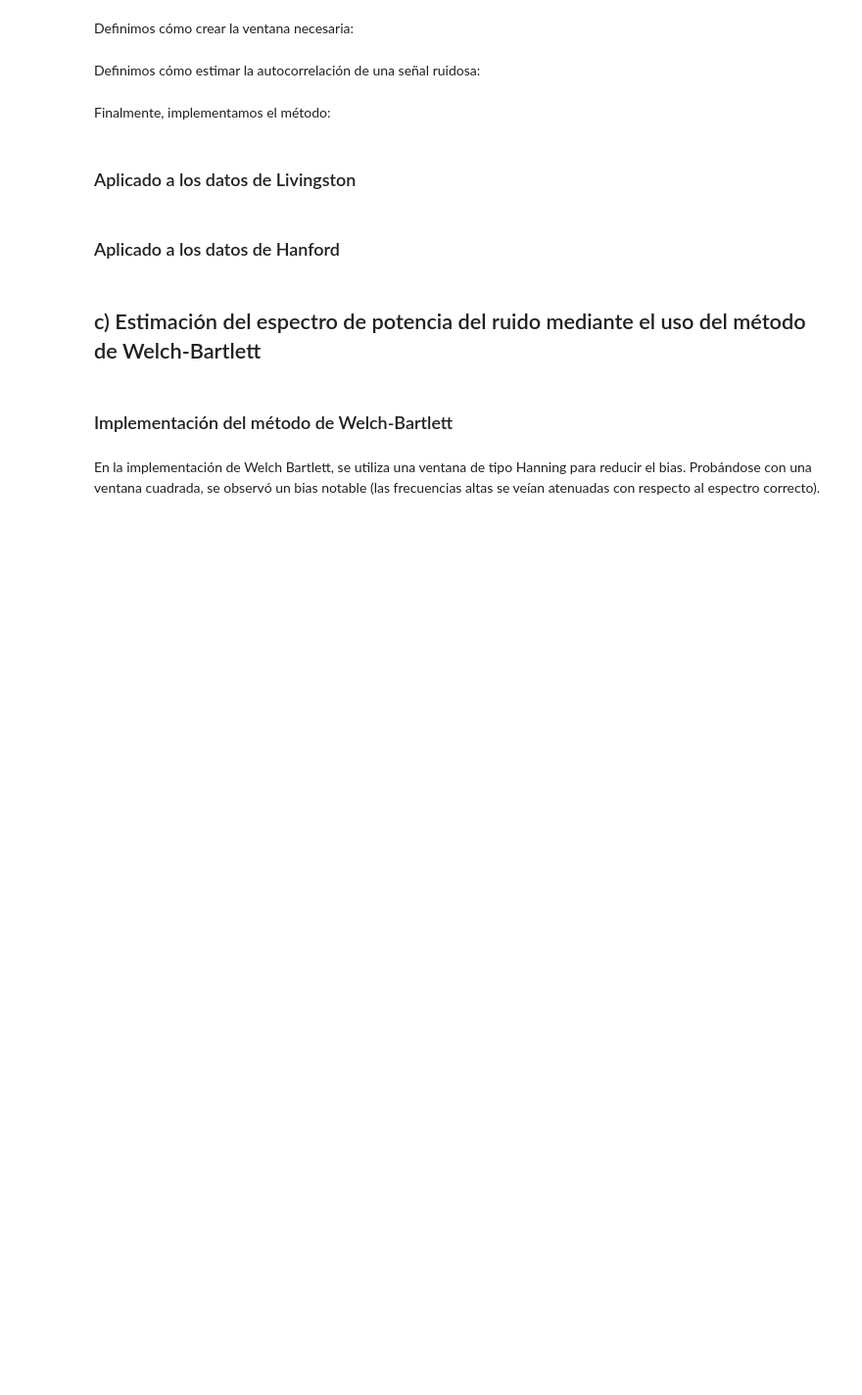
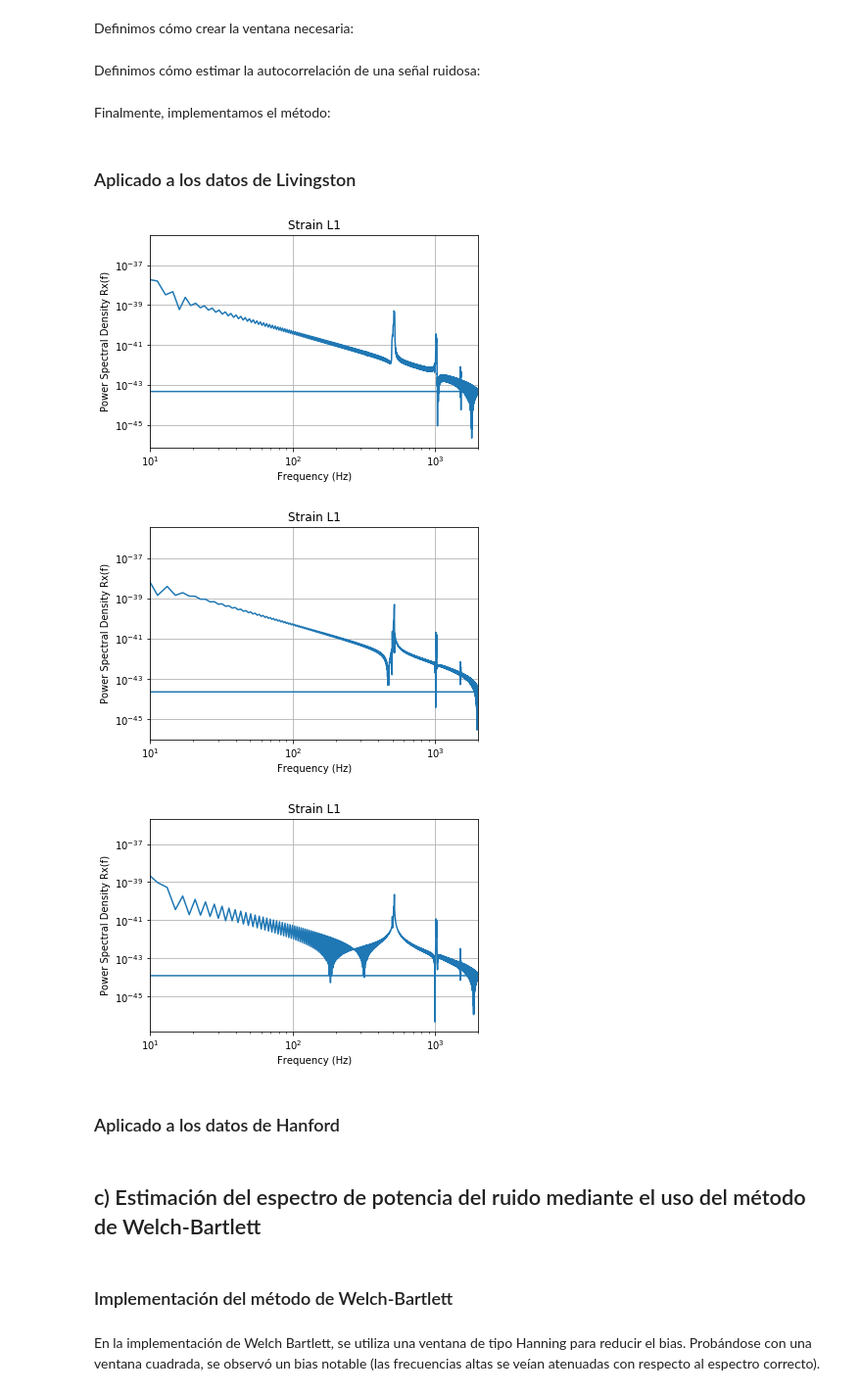
Before and after one commit to LuFernandez/PASA, a Jupyter notebook: TP1. Laboratorio de estimación no-paramétrica/Informe/Informe.ipynb, the cells around one changed output. Shown at 98% size. Cells and saved outputs as stored; diff of their text form; code cells hidden in the pictures; blank space fills up the shorter version.

Commit message:
cambié algunos errores  y estoy viendo que onda blackman-taki

```diff
--- a/TP1. Laboratorio de estimación no-paramétrica/Informe/Informe.ipynb
+++ b/TP1. Laboratorio de estimación no-paramétrica/Informe/Informe.ipynb
@@ -167,13 +167,13 @@ def blackman_tukey(fs, data, figure_number, M, x_lim, title='', N=4096, frac_N_l
   if L > N//4:
     print('Se recomienda elegir |l|<=N/4! (Box & Jenkins, 1976)')
 
-  r_xw = autocorrelation_estimation(data=data, L=L, N=N) * create_b_tukey_window(N, M, L)
+  r_xw = autocorrelation_estimation(data=data, L=L, N=N) * create_b_tukey_window(N, M, L)  #scsig.windows.hann(2*L+1)
+
 
   z = abs(scfft.fft(x=r_xw, n=len(r_xw)))
 
   freqs = np.fft.fftfreq(n=len(r_xw), d=1/fs)
   if plot:
-    plt.loglog(freqs, z)
     plt.loglog(freqs, z)
     plt.xlim(x_lim)
     plt.grid()
@@ -185,9 +185,13 @@ def blackman_tukey(fs, data, figure_number, M, x_lim, title='', N=4096, frac_N_l
 # %% [markdown]
 ### Aplicado a los datos de Livingston
 # %%
-b_f_l1_tot, b_Pxx_l1_tot = blackman_tukey(fs=fs, data=strain_l1, figure_number=1, x_lim=(10,2000), title='Strain L1',M=20, N=4096*20, frac_N_l=10)
-b_f_l1_first, b_Pxx_l1_first = blackman_tukey(fs=fs, data=strain_l1, figure_number=1, x_lim=(10,2000), title='Strain L1',M=20, N=4096*20, frac_N_l=10)
-b_f_l1_last, b_Pxx_l1_last = blackman_tukey(fs=fs, data=strain_l1, figure_number=1, x_lim=(10,2000), title='Strain L1', M=20, N=4096*20, frac_N_l=10)
+b_f_l1_tot, b_Pxx_l1_tot = blackman_tukey(fs=fs, data=strain_l1, figure_number=1, x_lim=(10,2000), title='Strain L1', M=20, N=4096*5, frac_N_l=16)
+b_f_l1_first, b_Pxx_l1_first = blackman_tukey(fs=fs, data=strain_l1[:len(strain_l1)//3], figure_number=1, x_lim=(10,2000), title='Strain L1',M=5, N=4096*4, frac_N_l=15)
+b_f_l1_last, b_Pxx_l1_last = blackman_tukey(fs=fs, data=strain_l1[2*len(strain_l1)//3:], figure_number=1, x_lim=(10,2000), title='Strain L1', M=2, N=4096*4, frac_N_l=15)
+# %% [output]
+[figure, added]
+[figure, added]
+[figure, added]
 # %% [markdown]
 ### Aplicado a los datos de Hanford
 # %%
```
Also changed, not shown: parts of 1 cell of this notebook.
